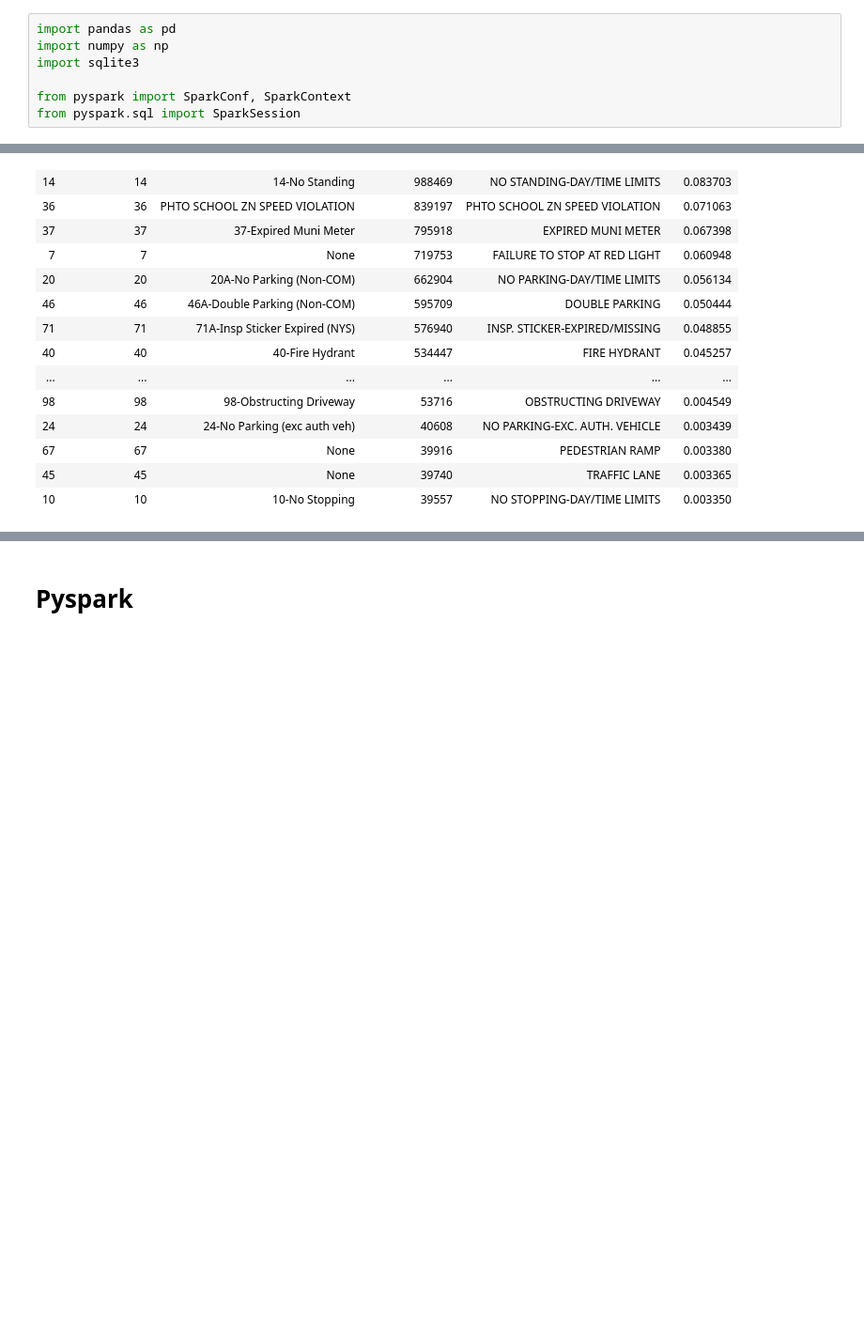
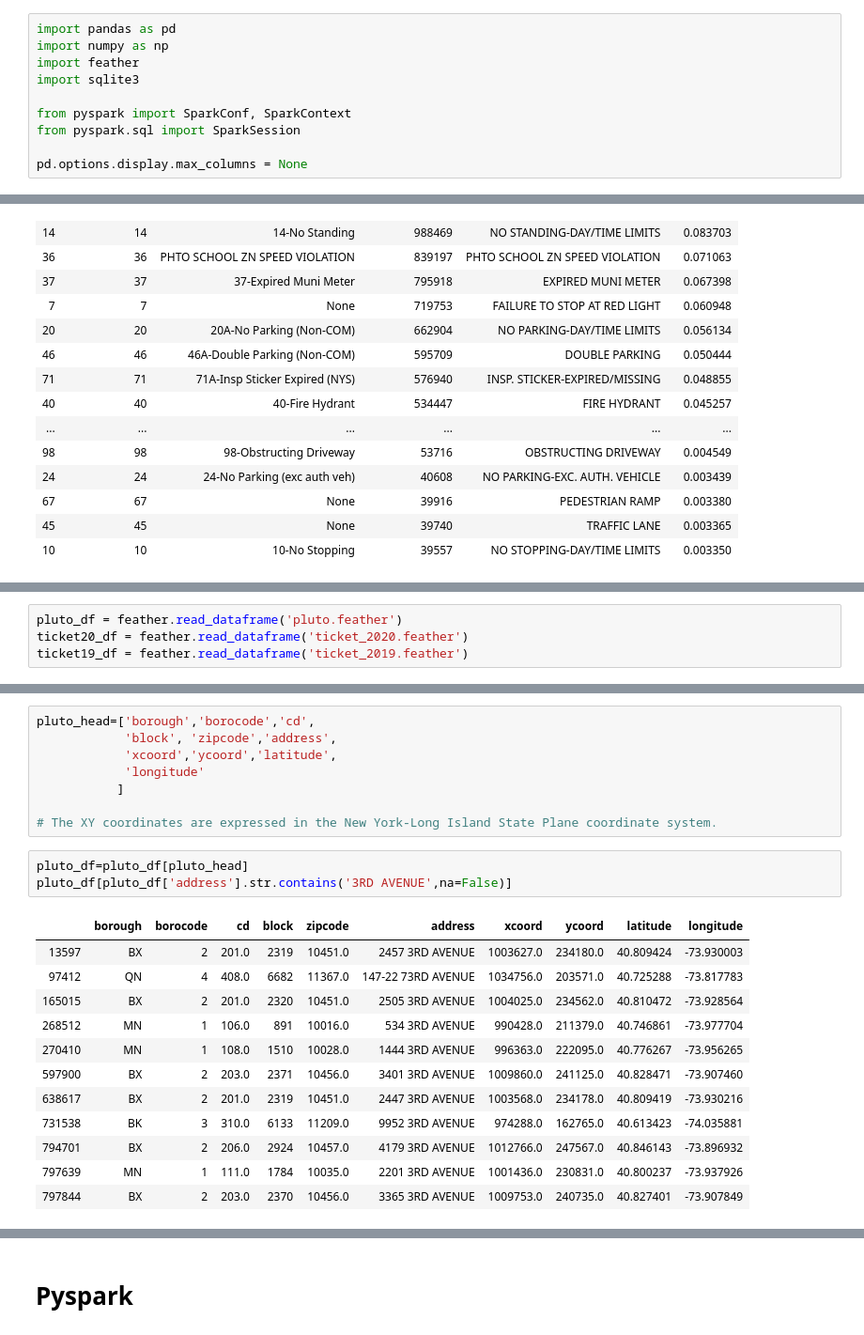
Before and after one commit to stuartong/streetsofnyc, a Jupyter notebook: DataCleaning.ipynb, the cells around one changed output, grey strips where cells are left out. Shown at 94% size. Drawn from its saved outputs; the diff is of its cells as text; blank space fills up the shorter version.

```diff
--- a/DataCleaning.ipynb
+++ b/DataCleaning.ipynb
@@ -1,10 +1,13 @@
 # %%
 import pandas as pd
 import numpy as np
+import feather
 import sqlite3
 
 from pyspark import SparkConf, SparkContext
 from pyspark.sql import SparkSession
+
+pd.options.display.max_columns = None
 # %% [markdown]
 # Basic SQL
 # %%
@@ -144,0 +103,4 @@ Location(Champ de Mars, Avenue Rapp, Quartier du Gros-Caillou, Paris 7e Arrondis
+# %%
+pluto_df = feather.read_dataframe('pluto.feather')
+ticket20_df = feather.read_dataframe('ticket_2020.feather')
+ticket19_df = feather.read_dataframe('ticket_2019.feather')
@@ -144,0 +128,24 @@ Location(Champ de Mars, Avenue Rapp, Quartier du Gros-Caillou, Paris 7e Arrondis
+# %%
+pluto_head=['borough','borocode','cd',
+            'block', 'zipcode','address',
+            'xcoord','ycoord','latitude',
+            'longitude'
+           ]
+
+# The XY coordinates are expressed in the New York-Long Island State Plane coordinate system.
+# %%
+pluto_df=pluto_df[pluto_head]
+pluto_df[pluto_df['address'].str.contains('3RD AVENUE',na=False)]
+# %% [output]
+|  | borough | borocode | cd | block | zipcode | address | xcoord | ycoord | latitude | longitude |
+| 13597 | BX | 2 | 201.0 | 2319 | 10451.0 | 2457 3RD AVENUE | 1003627.0 | 234180.0 | 40.809424 | -73.930003 |
+| 97412 | QN | 4 | 408.0 | 6682 | 11367.0 | 147-22 73RD AVENUE | 1034756.0 | 203571.0 | 40.725288 | -73.817783 |
+| 165015 | BX | 2 | 201.0 | 2320 | 10451.0 | 2505 3RD AVENUE | 1004025.0 | 234562.0 | 40.810472 | -73.928564 |
+| 268512 | MN | 1 | 106.0 | 891 | 10016.0 | 534 3RD AVENUE | 990428.0 | 211379.0 | 40.746861 | -73.977704 |
+| 270410 | MN | 1 | 108.0 | 1510 | 10028.0 | 1444 3RD AVENUE | 996363.0 | 222095.0 | 40.776267 | -73.956265 |
+| 597900 | BX | 2 | 203.0 | 2371 | 10456.0 | 3401 3RD AVENUE | 1009860.0 | 241125.0 | 40.828471 | -73.907460 |
+| 638617 | BX | 2 | 201.0 | 2319 | 10451.0 | 2447 3RD AVENUE | 1003568.0 | 234178.0 | 40.809419 | -73.930216 |
+| 731538 | BK | 3 | 310.0 | 6133 | 11209.0 | 9952 3RD AVENUE | 974288.0 | 162765.0 | 40.613423 | -74.035881 |
+| 794701 | BX | 2 | 206.0 | 2924 | 10457.0 | 4179 3RD AVENUE | 1012766.0 | 247567.0 | 40.846143 | -73.896932 |
+| 797639 | MN | 1 | 111.0 | 1784 | 10035.0 | 2201 3RD AVENUE | 1001436.0 | 230831.0 | 40.800237 | -73.937926 |
+| 797844 | BX | 2 | 203.0 | 2370 | 10456.0 | 3365 3RD AVENUE | 1009753.0 | 240735.0 | 40.827401 | -73.907849 |
```
Also changed, not shown: parts of 19 cells of this notebook.
